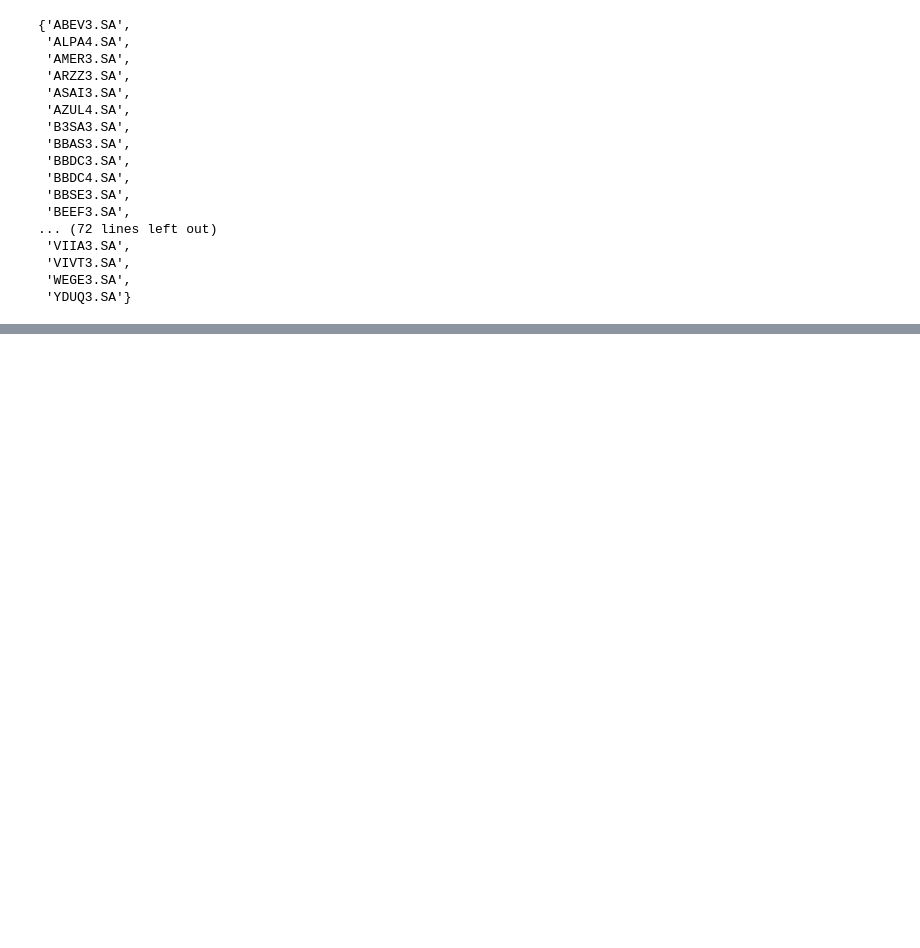
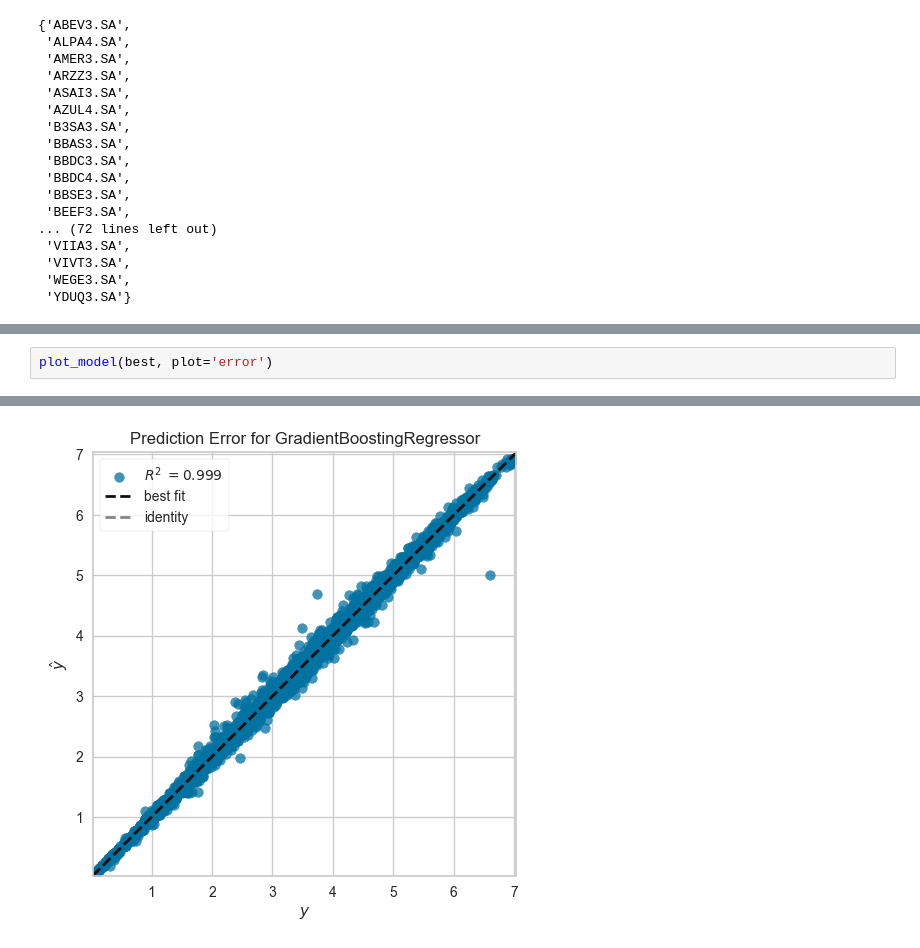
Before and after one commit to marcelolimagomes/analise_ativos_mercado_financeiro, a Jupyter notebook: src/predicao_acoes.ipynb, the cells around one changed output, grey strips where cells are left out. Drawn from its saved outputs; the diff is of its cells as text; blank space fills up the shorter version.

```diff
--- a/src/predicao_acoes.ipynb
+++ b/src/predicao_acoes.ipynb
@@ -136,0 +170,3 @@ best = compare_models(sort = 'MAE')
+# %%
+plot_model(best, plot='error')
+# %% [output]
@@ -136,0 +174 @@ best = compare_models(sort = 'MAE')
+[figure, added]
```
Also changed, not shown: parts of 28 cells of this notebook, 31 other files.
